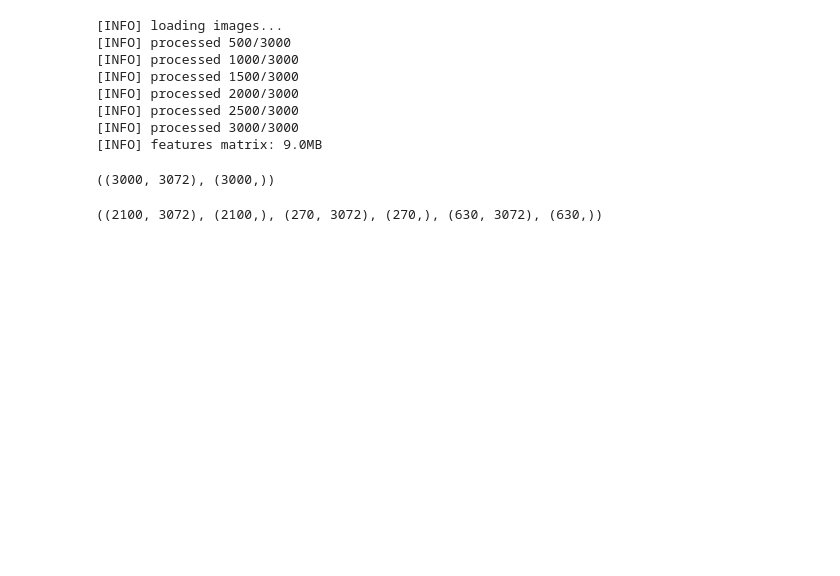
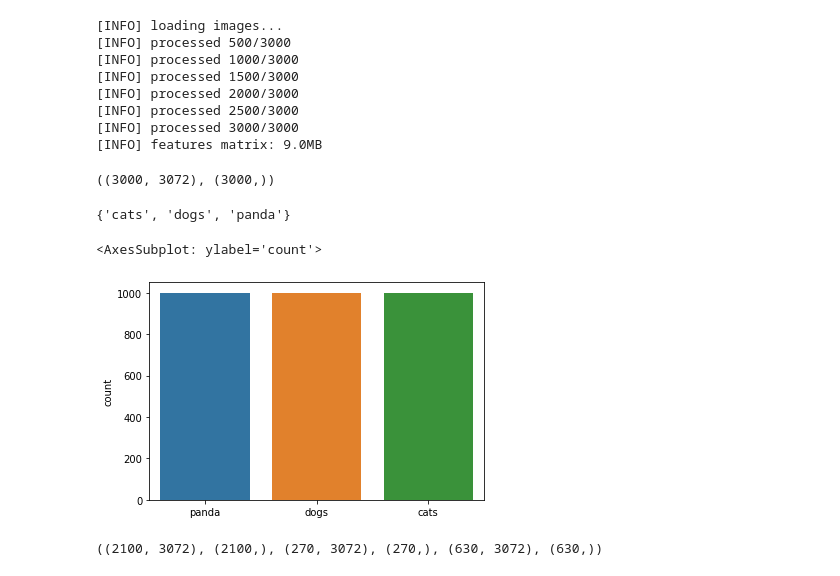
Before and after one commit to Stephen-Kamau/KNN_Classifer_From_Scatch, a Jupyter notebook: KNNScratch.ipynb, the cells around one changed output. Cells and saved outputs as stored; diff of their text form; code cells hidden in the pictures; blank space fills up the shorter version.

```diff
--- a/KNNScratch.ipynb
+++ b/KNNScratch.ipynb
@@ -100,6 +100,15 @@ print("[INFO] features matrix: {:.1f}MB".format(
 data.shape , labels.shape
 # %% [output]
 ((3000, 3072), (3000,))
+# %%
+set(labels)
+# %% [output]
+{'cats', 'dogs', 'panda'}
+# %%
+sns.countplot(labels)
+# %% [output]
+<AxesSubplot: ylabel='count'>
+[figure, added]
 # %%
 # normalize data
 # since the range of the color distribution ranges from 0-255
```
Also changed, not shown: parts of 10 cells of this notebook.
